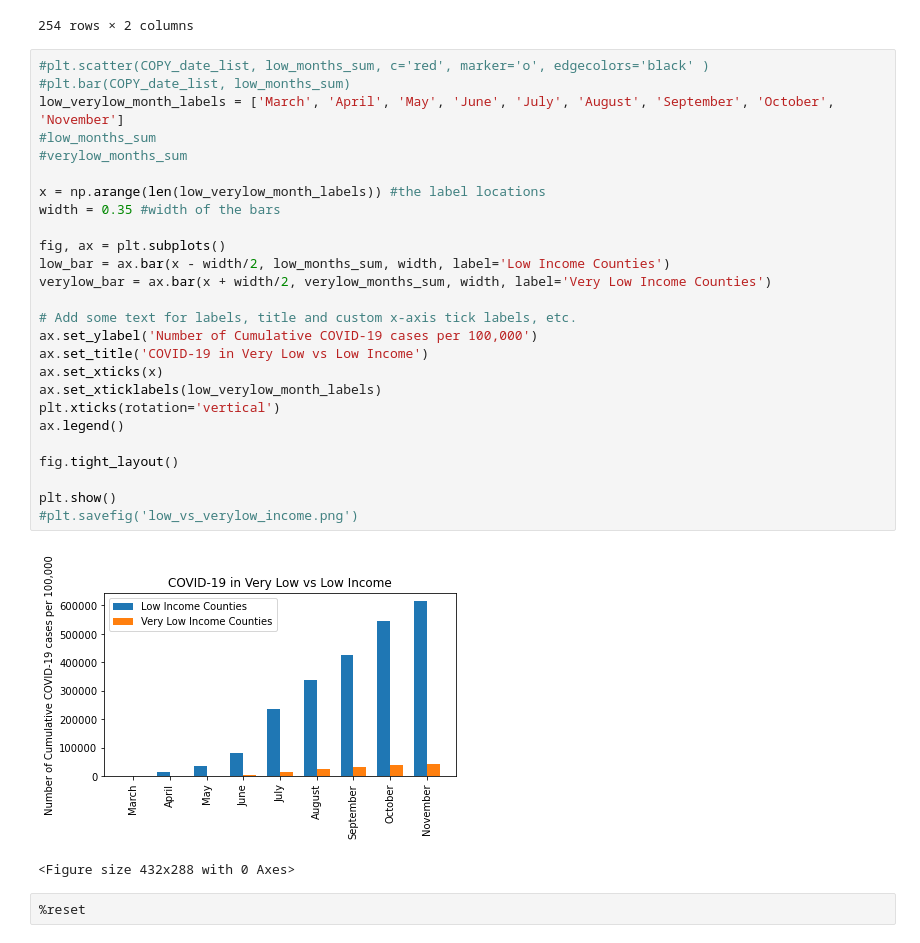
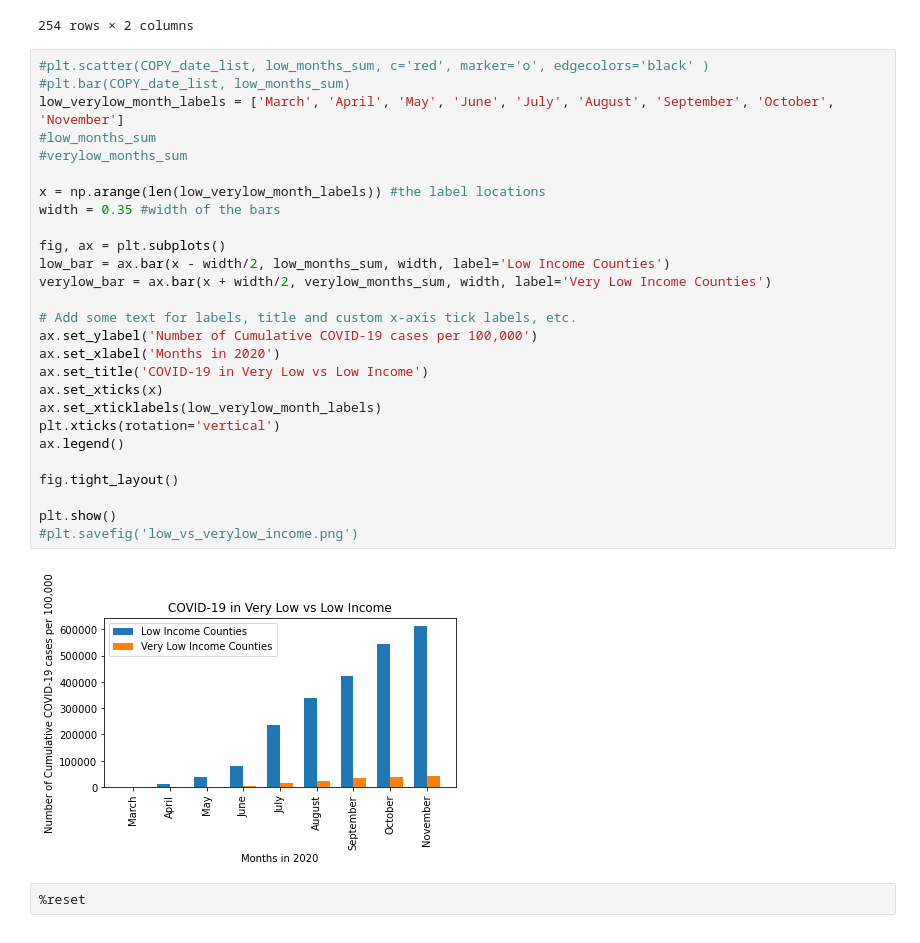
Before and after one commit to inkosi-codes/Covid-19-and-Low-Income-Communities, a Jupyter notebook: src/Covid_and_low_income_communities.ipynb, the cells around one changed output. Cells and saved outputs as stored; diff of their text form.

```diff
--- a/src/Covid_and_low_income_communities.ipynb
+++ b/src/Covid_and_low_income_communities.ipynb
@@ -426,31 +426,31 @@ texas_median_income
 # %%
 #plt.scatter(COPY_date_list, low_months_sum, c='red', marker='o', edgecolors='black' )
 #plt.bar(COPY_date_list, low_months_sum)
 low_verylow_month_labels = ['March', 'April', 'May', 'June', 'July', 'August', 'September', 'October', 'November']
 #low_months_sum
 #verylow_months_sum
 
 x = np.arange(len(low_verylow_month_labels)) #the label locations
 width = 0.35 #width of the bars
 
 fig, ax = plt.subplots()
 low_bar = ax.bar(x - width/2, low_months_sum, width, label='Low Income Counties')
 verylow_bar = ax.bar(x + width/2, verylow_months_sum, width, label='Very Low Income Counties')
 
 # Add some text for labels, title and custom x-axis tick labels, etc.
 ax.set_ylabel('Number of Cumulative COVID-19 cases per 100,000')
+ax.set_xlabel('Months in 2020')
 ax.set_title('COVID-19 in Very Low vs Low Income')
 ax.set_xticks(x)
 ax.set_xticklabels(low_verylow_month_labels)
 plt.xticks(rotation='vertical')
 ax.legend()
 
 fig.tight_layout()
 
 plt.show()
 #plt.savefig('low_vs_verylow_income.png')
 # %% [output]
-[figure, old version]
+[figure, new version]
-<Figure size 432x288 with 0 Axes>
 # %%
 %reset
```
